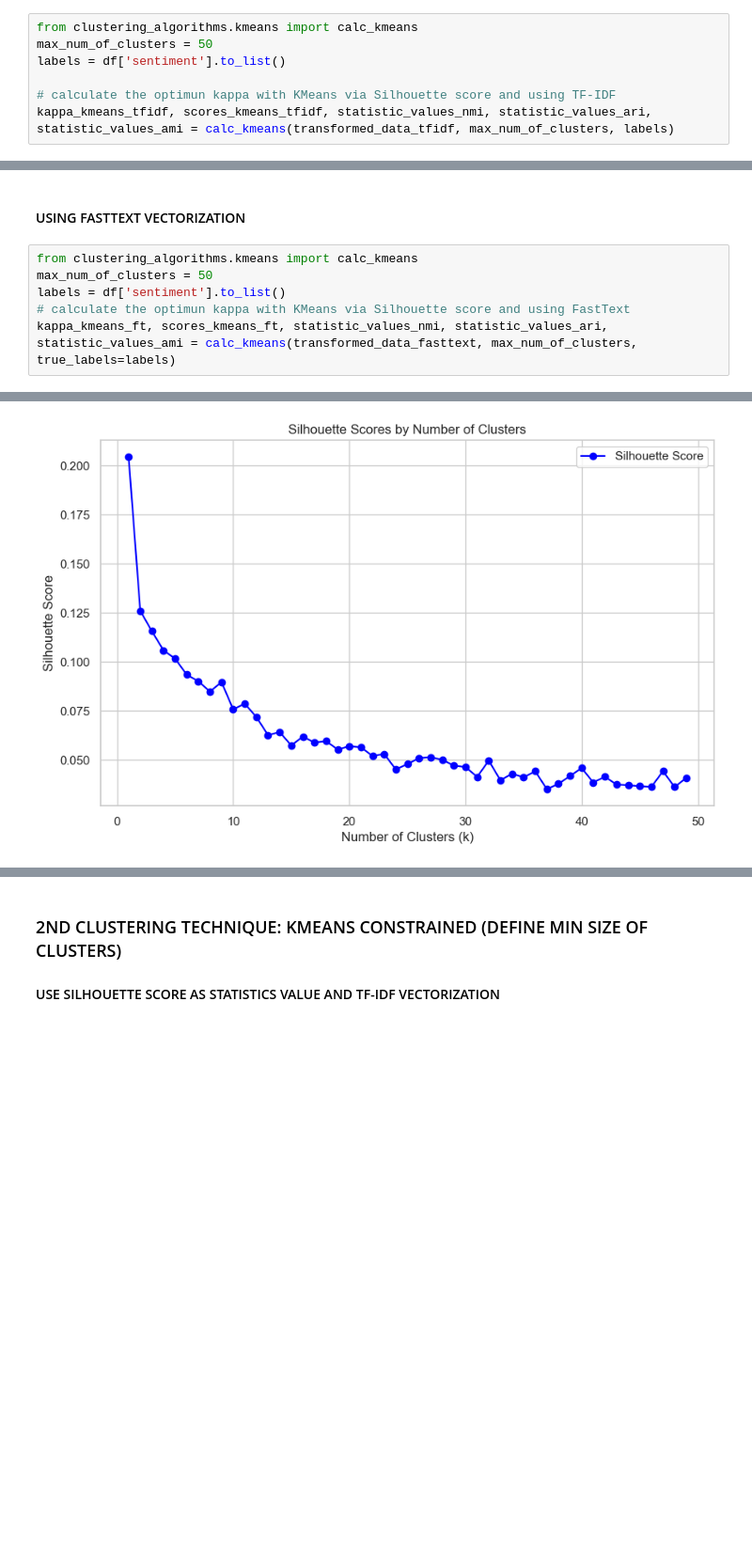
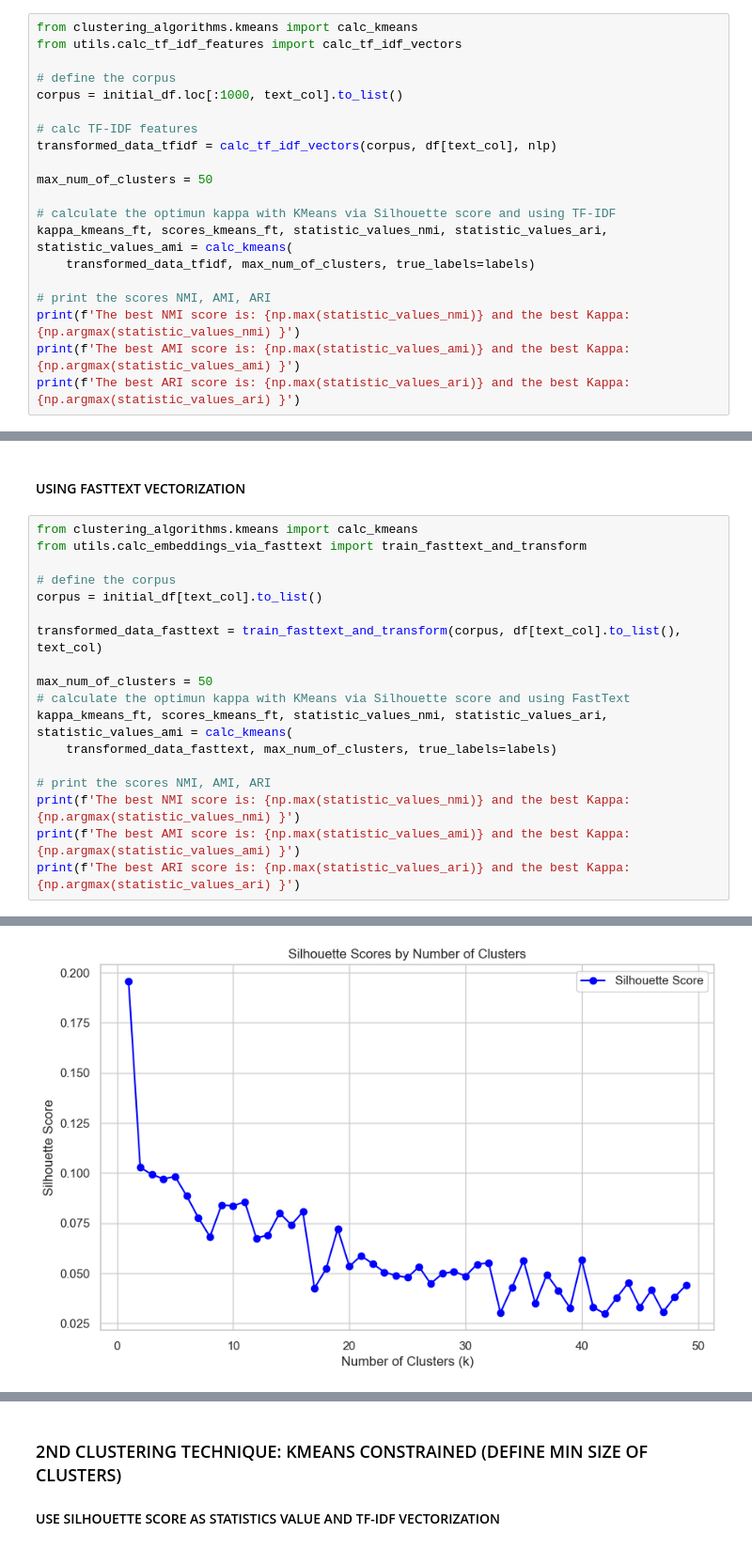
Before and after one commit to Rafimc13/LLM_Research_Topic_Modelling, a Jupyter notebook: Clustering_Techniques.ipynb, the cells around one changed output, grey strips where cells are left out. Shown: that part at 94% size. Cells and saved outputs as stored; diff of their text form; blank space fills up the shorter version.

```diff
--- a/Clustering_Techniques.ipynb
+++ b/Clustering_Techniques.ipynb
@@ -106,9 +86,22 @@ We are going to implement the original KMeans without using any constraints. For
 #### USING TF-IDF VECTORIZATION
 # %%
 from clustering_algorithms.kmeans import calc_kmeans
+from utils.calc_tf_idf_features import calc_tf_idf_vectors
+
+# define the corpus
+corpus = initial_df.loc[:1000, text_col].to_list()
+
+# calc TF-IDF features
+transformed_data_tfidf = calc_tf_idf_vectors(corpus, df[text_col], nlp)
+
 max_num_of_clusters = 50
-labels = df['sentiment'].to_list()
 
 # calculate the optimun kappa with KMeans via Silhouette score and using TF-IDF
-kappa_kmeans_tfidf, scores_kmeans_tfidf, statistic_values_nmi, statistic_values_ari, statistic_values_ami = calc_kmeans(transformed_data_tfidf, max_num_of_clusters, labels)
+kappa_kmeans_ft, scores_kmeans_ft, statistic_values_nmi, statistic_values_ari, statistic_values_ami = calc_kmeans(
+    transformed_data_tfidf, max_num_of_clusters, true_labels=labels)
+
+# print the scores NMI, AMI, ARI
+print(f'The best NMI score is: {np.max(statistic_values_nmi)} and the best Kappa: {np.argmax(statistic_values_nmi) }')
+print(f'The best AMI score is: {np.max(statistic_values_ami)} and the best Kappa: {np.argmax(statistic_values_ami) }')
+print(f'The best ARI score is: {np.max(statistic_values_ari)} and the best Kappa: {np.argmax(statistic_values_ari) }')
 # %% [output]
@@ -118,8 +118,20 @@ The optimum kappa based on Silhouette score is: 2
 #### USING FASTTEXT VECTORIZATION
 # %%
 from clustering_algorithms.kmeans import calc_kmeans
+from utils.calc_embeddings_via_fasttext import train_fasttext_and_transform
+
+# define the corpus
+corpus = initial_df[text_col].to_list()
+
+transformed_data_fasttext = train_fasttext_and_transform(corpus, df[text_col].to_list(), text_col)
+
 max_num_of_clusters = 50
-labels = df['sentiment'].to_list()
 # calculate the optimun kappa with KMeans via Silhouette score and using FastText
-kappa_kmeans_ft, scores_kmeans_ft, statistic_values_nmi, statistic_values_ari, statistic_values_ami = calc_kmeans(transformed_data_fasttext, max_num_of_clusters, true_labels=labels)
+kappa_kmeans_ft, scores_kmeans_ft, statistic_values_nmi, statistic_values_ari, statistic_values_ami = calc_kmeans(
+    transformed_data_fasttext, max_num_of_clusters, true_labels=labels)
+
+# print the scores NMI, AMI, ARI
+print(f'The best NMI score is: {np.max(statistic_values_nmi)} and the best Kappa: {np.argmax(statistic_values_nmi) }')
+print(f'The best AMI score is: {np.max(statistic_values_ami)} and the best Kappa: {np.argmax(statistic_values_ami) }')
+print(f'The best ARI score is: {np.max(statistic_values_ari)} and the best Kappa: {np.argmax(statistic_values_ari) }')
 # %% [output]
@@ -127 +143 @@ The optimum kappa based on Silhouette score is: 2
-[figure, old version]
+[figure, new version]
```
Also changed, not shown: parts of 16 cells of this notebook, 4 other files.
